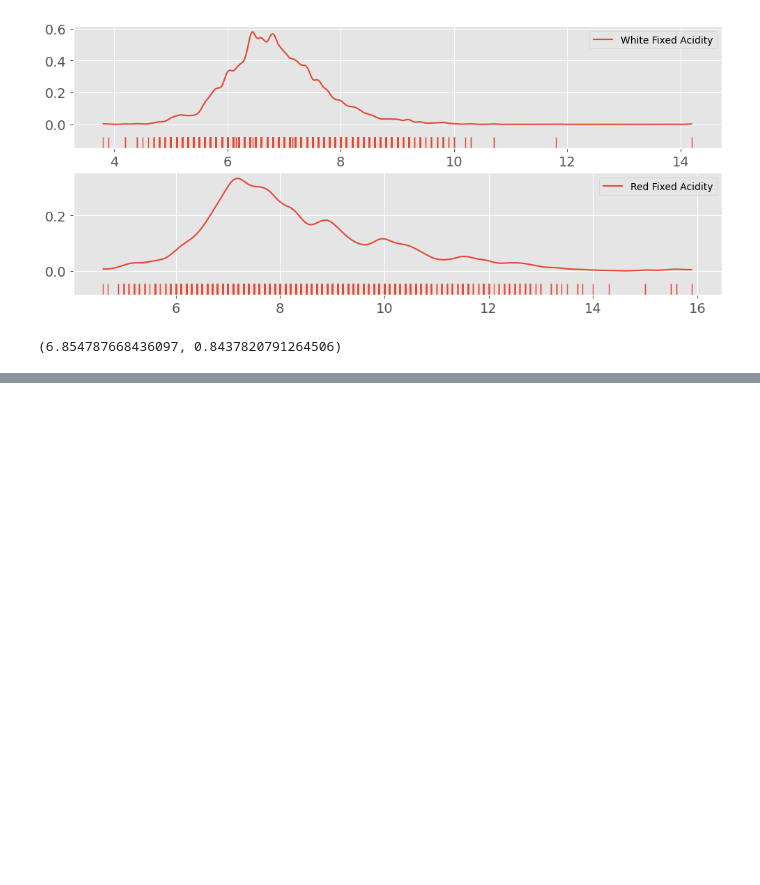
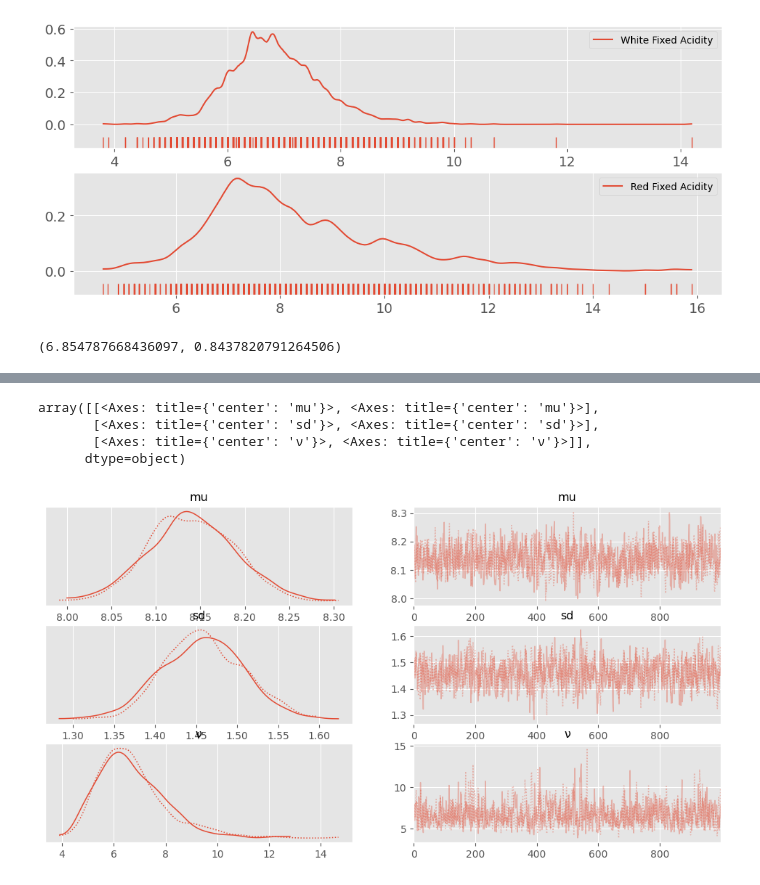
Before and after one commit to fadeeva/probabilistic, a Jupyter notebook: pymc/001.ipynb, the cells around one changed output, grey strips where cells are left out. Cells and saved outputs as stored; diff of their text form; code cells hidden in the pictures; blank space fills up the shorter version.

```diff
--- a/pymc/001.ipynb
+++ b/pymc/001.ipynb
@@ -122,0 +128,14 @@ ax = az.plot_ppc(trace_w, num_pp_samples=100,
+# %%
+white['type'] = 0
+red['type'] = 1
+# %%
+with pm.Model() as red_model:
+    mu = pm.Uniform('mu', lower=0, upper=10)
+    sd = pm.HalfNormal('sd', sigma=1)
+    ν = pm.Exponential('ν', 1/30)
+    y = pm.StudentT('y', mu=mu, sigma=sd, nu=ν,
+                    observed=red['fixed acidity'].to_numpy())
+
+    trace_r = pm.sample(1000)
+az.plot_trace(trace_r)
+# %% [output]
@@ -122,0 +144,5 @@ ax = az.plot_ppc(trace_w, num_pp_samples=100,
+array([[<Axes: title={'center': 'mu'}>, <Axes: title={'center': 'mu'}>],
+       [<Axes: title={'center': 'sd'}>, <Axes: title={'center': 'sd'}>],
+       [<Axes: title={'center': 'ν'}>, <Axes: title={'center': 'ν'}>]],
+      dtype=object)
+[figure, added]
```
Also changed, not shown: parts of 6 cells of this notebook.
